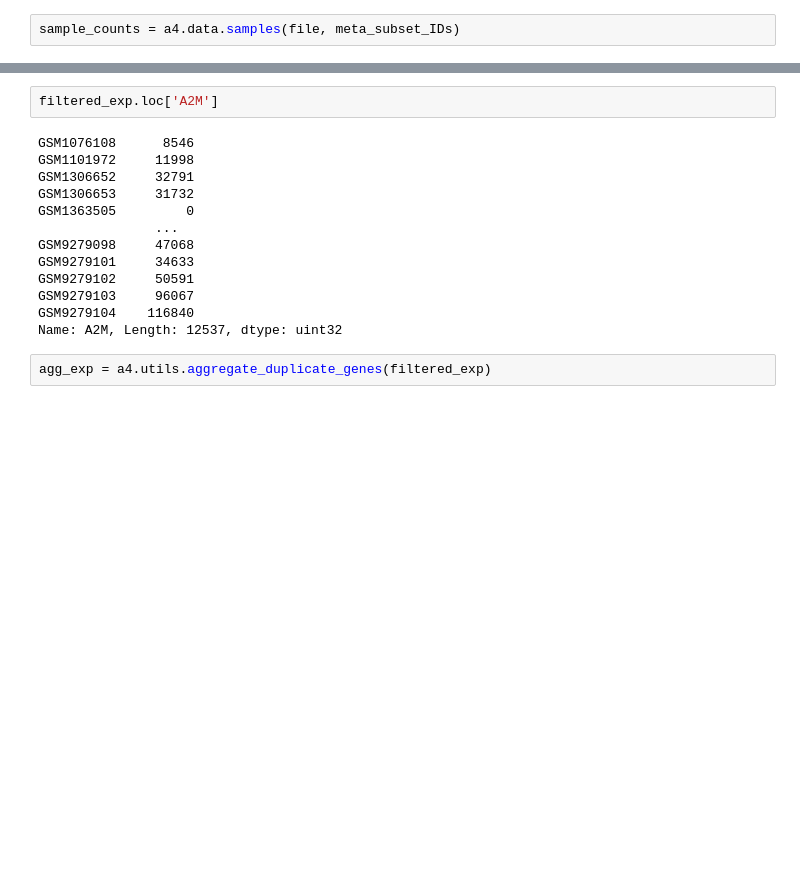
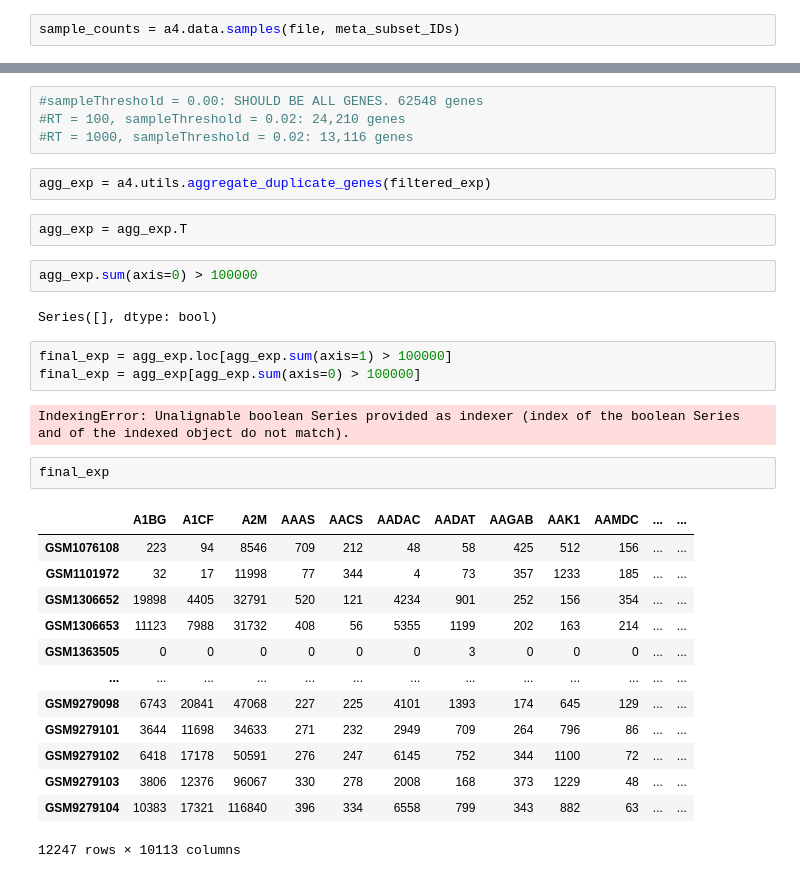
Before and after one commit to Alexander-Broadley/Zhang_lab_rotation, a Jupyter notebook: arch4s_data_processing/data_processing.ipynb, the cells around one changed output, grey strips where cells are left out. Drawn from its saved outputs; the diff is of its cells as text; blank space fills up the shorter version.

```diff
--- a/arch4s_data_processing/data_processing.ipynb
+++ b/arch4s_data_processing/data_processing.ipynb
@@ -40,17 +41,33 @@ filtered_exp = a4.utils.filter_genes(sample_counts, readThreshold=50, sampleThre
-# %%
-filtered_exp.loc['A2M']
-# %% [output]
-GSM1076108      8546
-GSM1101972     11998
-GSM1306652     32791
-GSM1306653     31732
-GSM1363505         0
-               ...
-GSM9279098     47068
-GSM9279101     34633
-GSM9279102     50591
-GSM9279103     96067
-GSM9279104    116840
-Name: A2M, Length: 12537, dtype: uint32
+# %%
+#sampleThreshold = 0.00: SHOULD BE ALL GENES. 62548 genes
+#RT = 100, sampleThreshold = 0.02: 24,210 genes
+#RT = 1000, sampleThreshold = 0.02: 13,116 genes
 # %%
 agg_exp = a4.utils.aggregate_duplicate_genes(filtered_exp)
+# %%
+agg_exp = agg_exp.T
+# %%
+agg_exp.sum(axis=0) > 100000
+# %% [output]
+Series([], dtype: bool)
+# %%
+final_exp = agg_exp.loc[agg_exp.sum(axis=1) > 100000]
+final_exp = agg_exp[agg_exp.sum(axis=0) > 100000]
+# %% [output]
+IndexingError: Unalignable boolean Series provided as indexer (index of the boolean Series and of the indexed object do not match).
+# %%
+final_exp
+# %% [output]
+|  | A1BG | A1CF | A2M | AAAS | AACS | AADAC | AADAT | AAGAB | AAK1 | AAMDC | ... | ... |
+| GSM1076108 | 223 | 94 | 8546 | 709 | 212 | 48 | 58 | 425 | 512 | 156 | ... | ... |
+| GSM1101972 | 32 | 17 | 11998 | 77 | 344 | 4 | 73 | 357 | 1233 | 185 | ... | ... |
+| GSM1306652 | 19898 | 4405 | 32791 | 520 | 121 | 4234 | 901 | 252 | 156 | 354 | ... | ... |
+| GSM1306653 | 11123 | 7988 | 31732 | 408 | 56 | 5355 | 1199 | 202 | 163 | 214 | ... | ... |
+| GSM1363505 | 0 | 0 | 0 | 0 | 0 | 0 | 3 | 0 | 0 | 0 | ... | ... |
+| ... | ... | ... | ... | ... | ... | ... | ... | ... | ... | ... | ... | ... |
+| GSM9279098 | 6743 | 20841 | 47068 | 227 | 225 | 4101 | 1393 | 174 | 645 | 129 | ... | ... |
+| GSM9279101 | 3644 | 11698 | 34633 | 271 | 232 | 2949 | 709 | 264 | 796 | 86 | ... | ... |
+| GSM9279102 | 6418 | 17178 | 50591 | 276 | 247 | 6145 | 752 | 344 | 1100 | 72 | ... | ... |
+| GSM9279103 | 3806 | 12376 | 96067 | 330 | 278 | 2008 | 168 | 373 | 1229 | 48 | ... | ... |
+| GSM9279104 | 10383 | 17321 | 116840 | 396 | 334 | 6558 | 799 | 343 | 882 | 63 | ... | ... |
+12247 rows × 10113 columns
```
Also changed, not shown: parts of 6 cells of this notebook, 6 other files.
